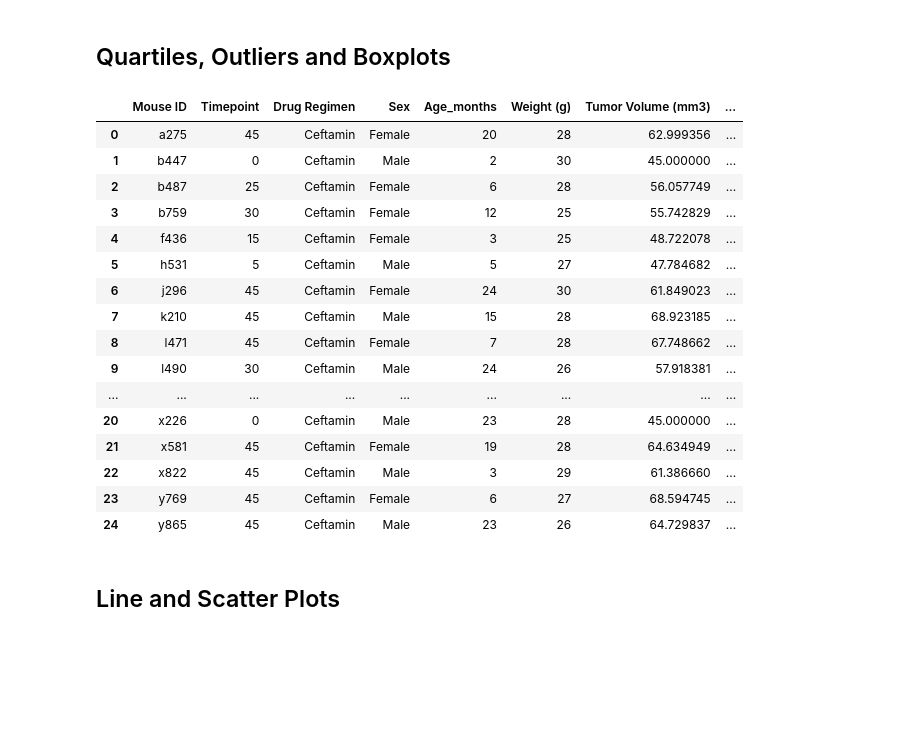
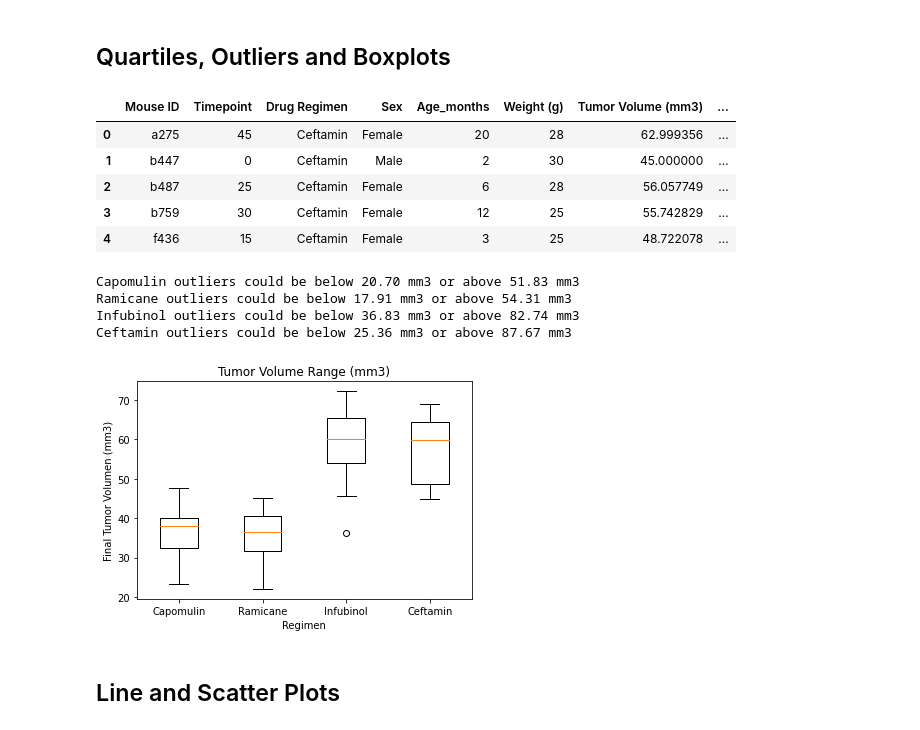
Before and after one commit to sean-galloway/matplotlib_Pymaceuticals, a Jupyter notebook: pymaceuticals.ipynb, the cells around one changed output. Saved outputs shown, nothing was run; the diff lists cells and outputs as text; code cells hidden in the pictures; blank space fills up the shorter version.

Commit message:
completed up through the box plot

```diff
--- a/pymaceuticals.ipynb
+++ b/pymaceuticals.ipynb
@@ -200,38 +200,28 @@ plt.show()
 # %%
 # Calculate the final tumor volume of each mouse across four of the treatment regimens:
 # Capomulin, Ramicane, Infubinol, and Ceftamin
 capo_df = clean_df.loc[clean_df["Drug Regimen"] == "Capomulin",:]
 rami_df = clean_df.loc[clean_df["Drug Regimen"] == "Ramicane", :]
 infu_df = clean_df.loc[clean_df["Drug Regimen"] == "Infubinol", :]
 ceft_df = clean_df.loc[clean_df["Drug Regimen"] == "Ceftamin", :]
 
 # Start by getting the last (greatest) timepoint for each mouse
 capo_last_group = capo_df.groupby("Mouse ID").max()["Timepoint"]
 rami_last_group = rami_df.groupby("Mouse ID").max()["Timepoint"]
 infu_last_group = infu_df.groupby("Mouse ID").max()["Timepoint"]
 ceft_last_group = ceft_df.groupby("Mouse ID").max()["Timepoint"]
 
 # Merge this group df with the original dataframe to get the tumor volume at the last timepoint
 capo_last_df = pd.merge(capo_last_group, clean_df, on=("Mouse ID", "Timepoint"), how='left')
 rami_last_df = pd.merge(rami_last_group, clean_df, on=("Mouse ID", "Timepoint"), how='left')
 infu_last_df = pd.merge(infu_last_group, clean_df, on=("Mouse ID", "Timepoint"), how='left')
 ceft_last_df = pd.merge(ceft_last_group, clean_df, on=("Mouse ID", "Timepoint"), how='left')
-ceft_last_df
+
+ceft_last_df.head()
 # %% [output]
 |  | Mouse ID | Timepoint | Drug Regimen | Sex | Age_months | Weight (g) | Tumor Volume (mm3) | ... |
 | 0 | a275 | 45 | Ceftamin | Female | 20 | 28 | 62.999356 | ... |
 | 1 | b447 | 0 | Ceftamin | Male | 2 | 30 | 45.000000 | ... |
 | 2 | b487 | 25 | Ceftamin | Female | 6 | 28 | 56.057749 | ... |
 | 3 | b759 | 30 | Ceftamin | Female | 12 | 25 | 55.742829 | ... |
 | 4 | f436 | 15 | Ceftamin | Female | 3 | 25 | 48.722078 | ... |
-| 5 | h531 | 5 | Ceftamin | Male | 5 | 27 | 47.784682 | ... |
-| 6 | j296 | 45 | Ceftamin | Female | 24 | 30 | 61.849023 | ... |
-| 7 | k210 | 45 | Ceftamin | Male | 15 | 28 | 68.923185 | ... |
-| 8 | l471 | 45 | Ceftamin | Female | 7 | 28 | 67.748662 | ... |
-| 9 | l490 | 30 | Ceftamin | Male | 24 | 26 | 57.918381 | ... |
-| ... | ... | ... | ... | ... | ... | ... | ... | ... |
-| 20 | x226 | 0 | Ceftamin | Male | 23 | 28 | 45.000000 | ... |
-| 21 | x581 | 45 | Ceftamin | Female | 19 | 28 | 64.634949 | ... |
-| 22 | x822 | 45 | Ceftamin | Male | 3 | 29 | 61.386660 | ... |
-| 23 | y769 | 45 | Ceftamin | Female | 6 | 27 | 68.594745 | ... |
-| 24 | y865 | 45 | Ceftamin | Male | 23 | 26 | 64.729837 | ... |
@@ -255,5 +228,66 @@ ceft_last_df
+# %%
+# Put treatments into a list for for loop (and later for plot labels)
+labels = ["Capomulin", "Ramicane", "Infubinol", "Ceftamin"]
+capo_tumor = capo_last_df["Tumor Volume (mm3)"]
+rami_tumor = rami_last_df["Tumor Volume (mm3)"]
+infu_tumor = infu_last_df["Tumor Volume (mm3)"]
+ceft_tumor = ceft_last_df["Tumor Volume (mm3)"]
+
+# Create list to fill with tumor vol data (for plotting)
+tumor_data = [capo_tumor, rami_tumor, infu_tumor, ceft_tumor]
+
+# Calculate the IQR and quantitatively determine if there are any potential outliers.
+    # Locate the rows which contain mice on each drug and get the tumor volumes --> already done
+    # add subset --> already done
+    # Determine outliers using upper and lower bounds
+# Capomulin
+capo_quartiles = capo_tumor.quantile([0.25,0.5,0.75])
+capo_lowerq = capo_quartiles[0.25]
+capo_upperq = capo_quartiles[0.75]
+capo_iqr = capo_upperq - capo_lowerq
+capo_lower_bound = capo_lowerq - (1.5 * capo_iqr)
+capo_upper_bound = capo_upperq + (1.5 * capo_iqr)
+print(f"Capomulin outliers could be below {capo_lower_bound:.2f} mm3 or above {capo_upper_bound:.2f} mm3")
+# Ramicane
+rami_quartiles = rami_tumor.quantile([0.25,0.5,0.75])
+rami_lowerq = rami_quartiles[0.25]
+rami_upperq = rami_quartiles[0.75]
+rami_iqr = rami_upperq - rami_lowerq
+rami_lower_bound = rami_lowerq - (1.5 * rami_iqr)
+rami_upper_bound = rami_upperq + (1.5 * rami_iqr)
+print(f"Ramicane outliers could be below {rami_lower_bound:.2f} mm3 or above {rami_upper_bound:.2f} mm3")
+# Infubinol
+infu_quartiles = infu_tumor.quantile([0.25,0.5,0.75])
+infu_lowerq = infu_quartiles[0.25]
+infu_upperq = infu_quartiles[0.75]
+infu_iqr = infu_upperq - infu_lowerq
+infu_lower_bound = infu_lowerq - (1.5 * infu_iqr)
+infu_upper_bound = infu_upperq + (1.5 * infu_iqr)
+print(f"Infubinol outliers could be below {infu_lower_bound:.2f} mm3 or above {infu_upper_bound:.2f} mm3")
+# Ceftamin
+ceft_quartiles = ceft_tumor.quantile([0.25,0.5,0.75])
+ceft_lowerq = ceft_quartiles[0.25]
+ceft_upperq = ceft_quartiles[0.75]
+ceft_iqr = ceft_upperq - ceft_lowerq
+ceft_lower_bound = ceft_lowerq - (1.5 * ceft_iqr)
+ceft_upper_bound = ceft_upperq + (1.5 * ceft_iqr)
+print(f"Ceftamin outliers could be below {ceft_lower_bound:.2f} mm3 or above {ceft_upper_bound:.2f} mm3")
+# %% [output]
+Capomulin outliers could be below 20.70 mm3 or above 51.83 mm3
+Ramicane outliers could be below 17.91 mm3 or above 54.31 mm3
+Infubinol outliers could be below 36.83 mm3 or above 82.74 mm3
+Ceftamin outliers could be below 25.36 mm3 or above 87.67 mm3
 # %%
 # Generate a box plot of the final tumor volume of each mouse across four regimens of interest
+fig, ax = plt.subplots()
+ax.set_title("Tumor Volume Range (mm3)")
+ax.set_xlabel("Regimen")
+ax.set_ylabel("Final Tumor Volumen (mm3)")
+ax.boxplot(tumor_data, labels = labels)
+plt.savefig("./Images/TumorVolumeRange_pyplot.png")
+plt.show()
+# %% [output]
+[figure, added]
 # %% [markdown]
 ## Line and Scatter Plots
 # %%
```
Also changed, not shown: parts of 1 cell of this notebook, 1 other file.
